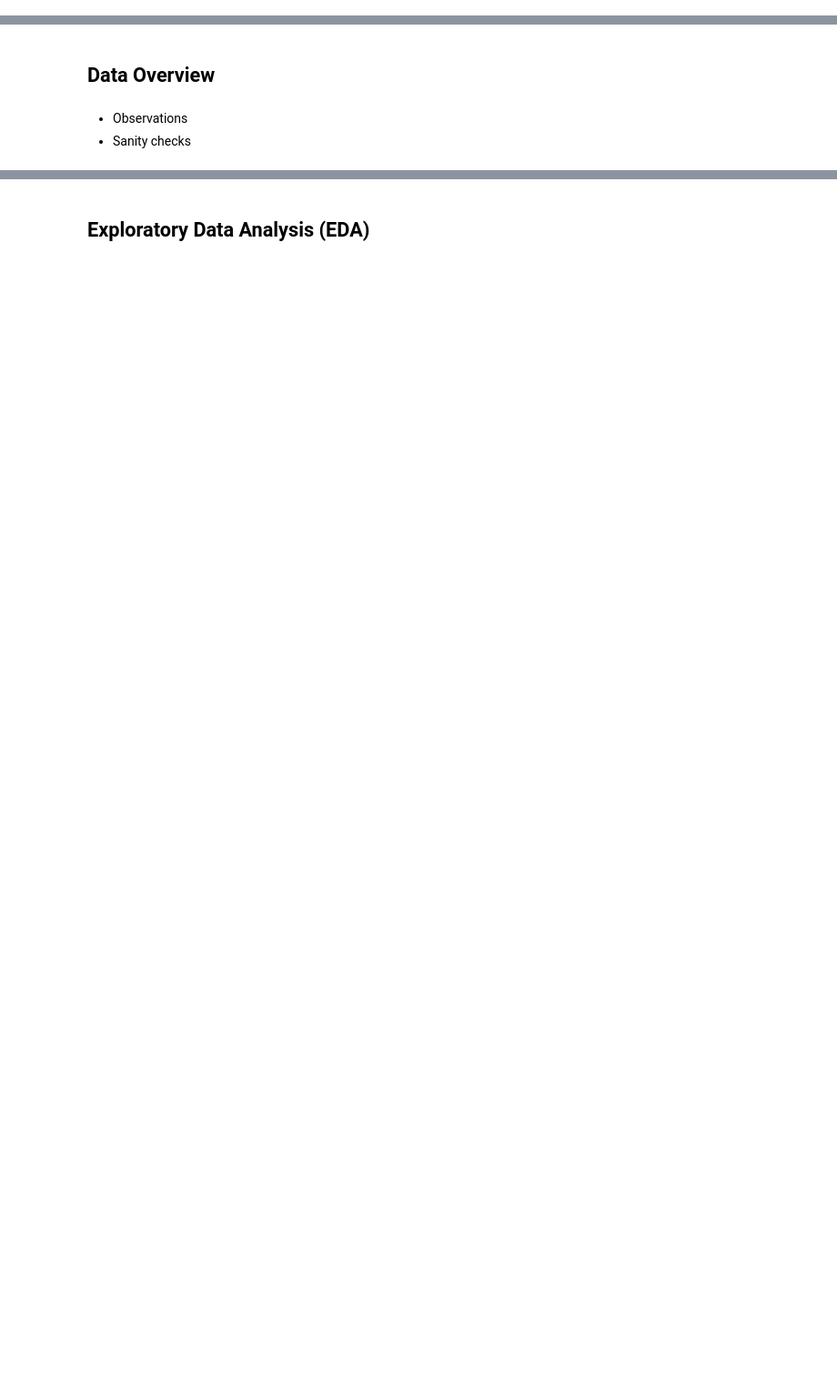
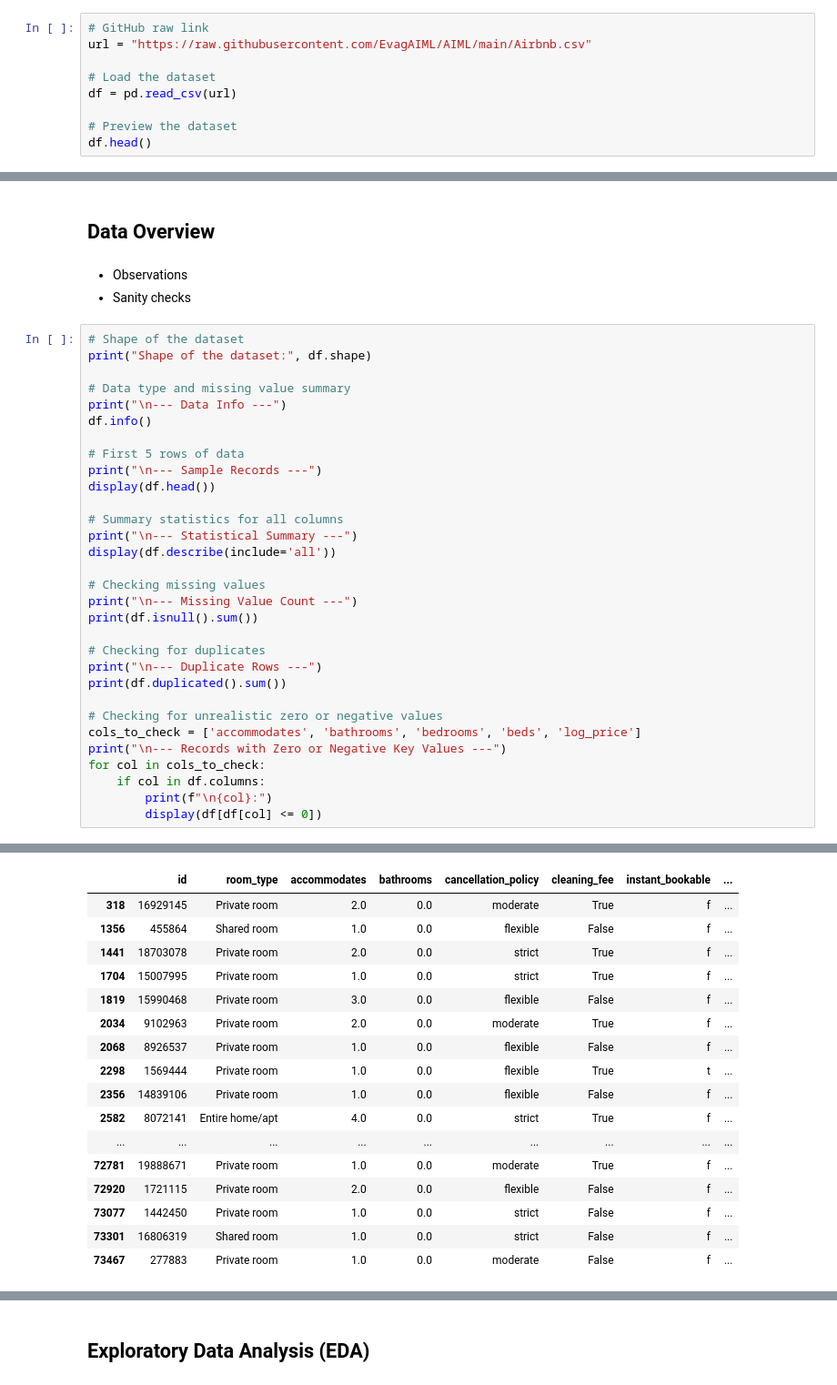
Before and after one commit to EvagAIML/AIML, a Jupyter notebook: Fullcode_ML_additional_Project.ipynb, the cells around one changed output, grey strips where cells are left out. Shown at 91% size. Saved outputs shown, nothing was run; the diff lists cells and outputs as text; blank space fills up the shorter version.

```diff
--- a/Fullcode_ML_additional_Project.ipynb
+++ b/Fullcode_ML_additional_Project.ipynb
@@ -89,2 +76,11 @@ OSError: /usr/local/lib/python3.11/dist-packages/numpy.libs/libopenblas64_p-r0-1
 # %% [markdown]
 ## Loading the dataset
+# %%
+# GitHub raw link
+url = "https://raw.githubusercontent.com/EvagAIML/AIML/main/Airbnb.csv"
+
+# Load the dataset
+df = pd.read_csv(url)
+
+# Preview the dataset
+df.head()
@@ -93,3 +96,35 @@ OSError: /usr/local/lib/python3.11/dist-packages/numpy.libs/libopenblas64_p-r0-1
 # %% [markdown]
 - Observations
 - Sanity checks
+# %%
+# Shape of the dataset
+print("Shape of the dataset:", df.shape)
+
+# Data type and missing value summary
+print("\n--- Data Info ---")
+df.info()
+
+# First 5 rows of data
+print("\n--- Sample Records ---")
+display(df.head())
+
+# Summary statistics for all columns
+print("\n--- Statistical Summary ---")
+display(df.describe(include='all'))
+
+# Checking missing values
+print("\n--- Missing Value Count ---")
+print(df.isnull().sum())
+
+# Checking for duplicates
+print("\n--- Duplicate Rows ---")
+print(df.duplicated().sum())
+
+# Checking for unrealistic zero or negative values
+cols_to_check = ['accommodates', 'bathrooms', 'bedrooms', 'beds', 'log_price']
+print("\n--- Records with Zero or Negative Key Values ---")
+for col in cols_to_check:
+    if col in df.columns:
+        print(f"\n{col}:")
+        display(df[df[col] <= 0])
+# %% [output]
@@ -95,0 +189,17 @@ OSError: /usr/local/lib/python3.11/dist-packages/numpy.libs/libopenblas64_p-r0-1
+|  | id | room_type | accommodates | bathrooms | cancellation_policy | cleaning_fee | instant_bookable | ... |
+| 318 | 16929145 | Private room | 2.0 | 0.0 | moderate | True | f | ... |
+| 1356 | 455864 | Shared room | 1.0 | 0.0 | flexible | False | f | ... |
+| 1441 | 18703078 | Private room | 2.0 | 0.0 | strict | True | f | ... |
+| 1704 | 15007995 | Private room | 1.0 | 0.0 | strict | True | f | ... |
+| 1819 | 15990468 | Private room | 3.0 | 0.0 | flexible | False | f | ... |
+| 2034 | 9102963 | Private room | 2.0 | 0.0 | moderate | True | f | ... |
+| 2068 | 8926537 | Private room | 1.0 | 0.0 | flexible | False | f | ... |
+| 2298 | 1569444 | Private room | 1.0 | 0.0 | flexible | True | t | ... |
+| 2356 | 14839106 | Private room | 1.0 | 0.0 | flexible | False | f | ... |
+| 2582 | 8072141 | Entire home/apt | 4.0 | 0.0 | strict | True | f | ... |
+| ... | ... | ... | ... | ... | ... | ... | ... | ... |
+| 72781 | 19888671 | Private room | 1.0 | 0.0 | moderate | True | f | ... |
+| 72920 | 1721115 | Private room | 2.0 | 0.0 | flexible | False | f | ... |
+| 73077 | 1442450 | Private room | 1.0 | 0.0 | strict | False | f | ... |
+| 73301 | 16806319 | Shared room | 1.0 | 0.0 | strict | False | f | ... |
+| 73467 | 277883 | Private room | 1.0 | 0.0 | moderate | False | f | ... |
```
Also changed, not shown: parts of 6 cells of this notebook.
